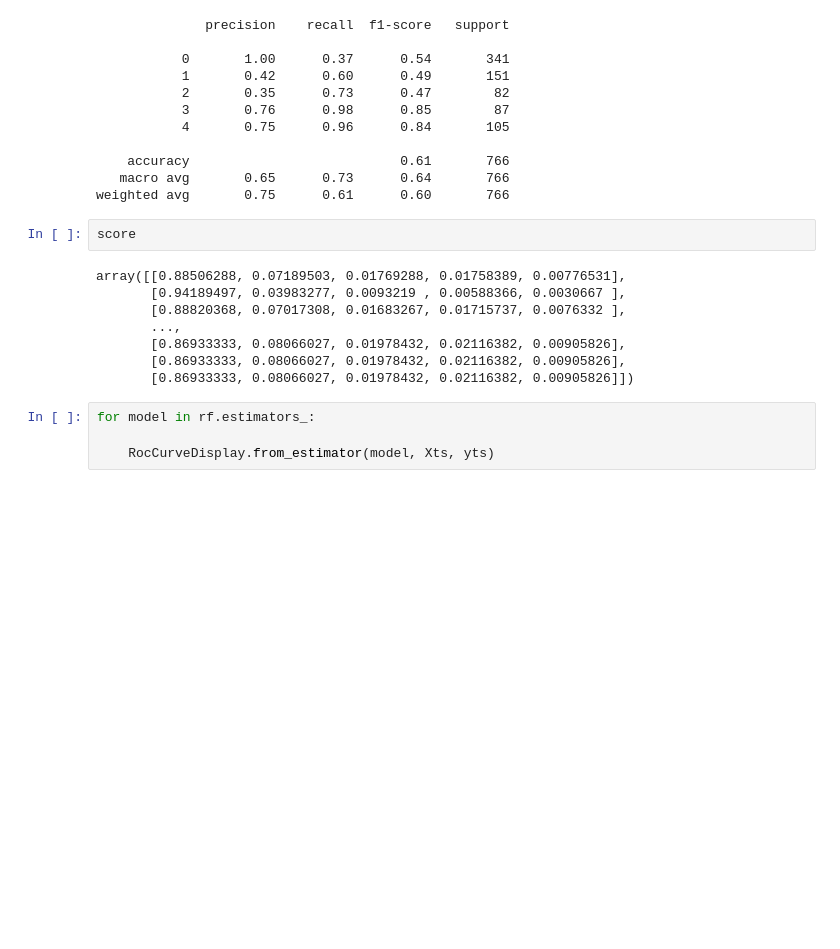
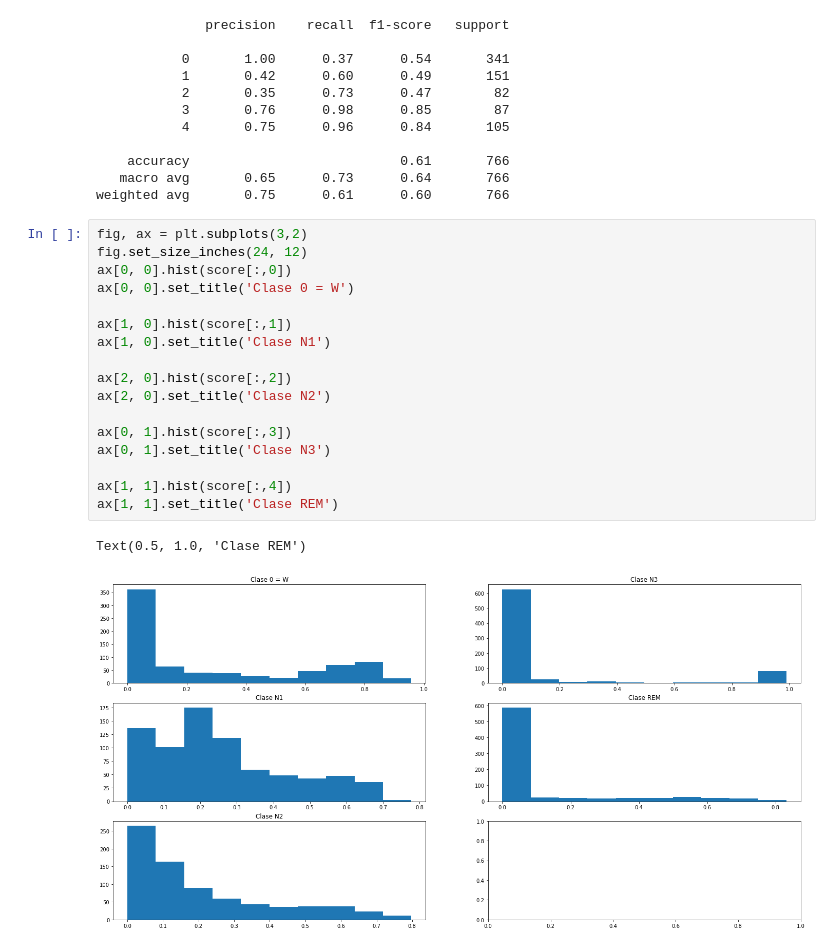
Before and after one commit to Olayo05/Sleeping_analysis, a Jupyter notebook: Fases_sueño.ipynb, the cells around one changed output. Saved outputs shown, nothing was run; the diff lists cells and outputs as text; blank space fills up the shorter version.

```diff
--- a/Fases_sueño.ipynb
+++ b/Fases_sueño.ipynb
@@ -358,17 +361,23 @@ Cohen-kappa 0.5101752157111853
     accuracy                           0.61       766
    macro avg       0.65      0.73      0.64       766
 weighted avg       0.75      0.61      0.60       766
-# %%
-score
-# %% [output]
-array([[0.88506288, 0.07189503, 0.01769288, 0.01758389, 0.00776531],
-       [0.94189497, 0.03983277, 0.0093219 , 0.00588366, 0.0030667 ],
-       [0.88820368, 0.07017308, 0.01683267, 0.01715737, 0.0076332 ],
-       ...,
-       [0.86933333, 0.08066027, 0.01978432, 0.02116382, 0.00905826],
-       [0.86933333, 0.08066027, 0.01978432, 0.02116382, 0.00905826],
-       [0.86933333, 0.08066027, 0.01978432, 0.02116382, 0.00905826]])
-# %%
-for model in rf.estimators_:
-
-    RocCurveDisplay.from_estimator(model, Xts, yts)
+# %%
+fig, ax = plt.subplots(3,2)
+fig.set_size_inches(24, 12)
+ax[0, 0].hist(score[:,0])
+ax[0, 0].set_title('Clase 0 = W')
+
+ax[1, 0].hist(score[:,1])
+ax[1, 0].set_title('Clase N1')
+
+ax[2, 0].hist(score[:,2])
+ax[2, 0].set_title('Clase N2')
+
+ax[0, 1].hist(score[:,3])
+ax[0, 1].set_title('Clase N3')
+
+ax[1, 1].hist(score[:,4])
+ax[1, 1].set_title('Clase REM')
+# %% [output]
+Text(0.5, 1.0, 'Clase REM')
+[figure, added]
```
Also changed, not shown: parts of 5 cells of this notebook, 1 other file.
